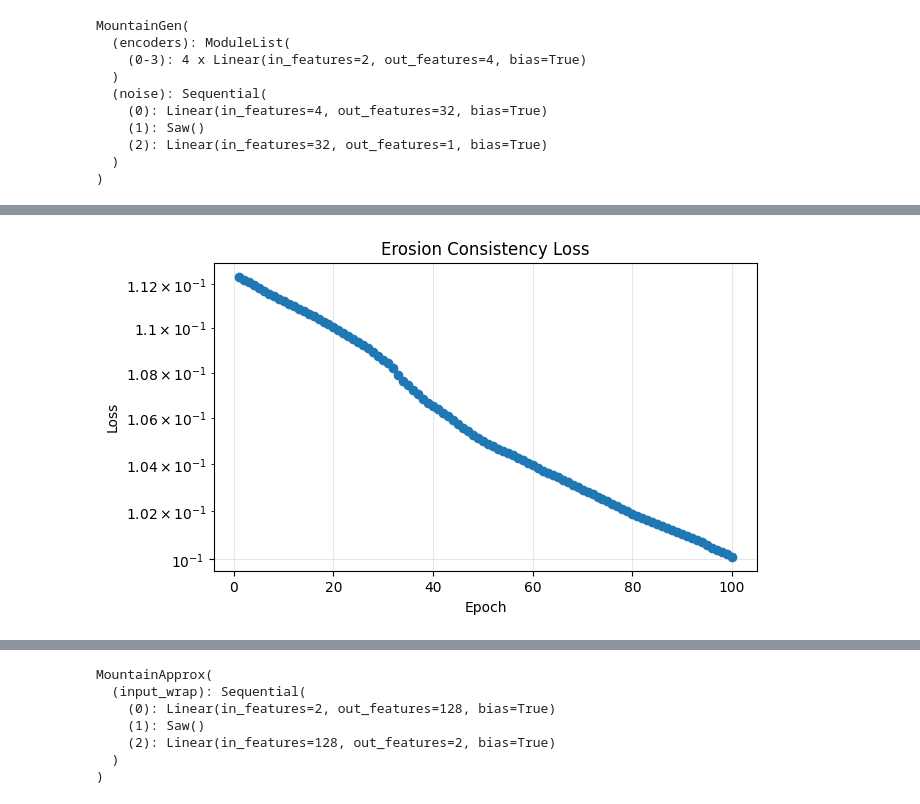
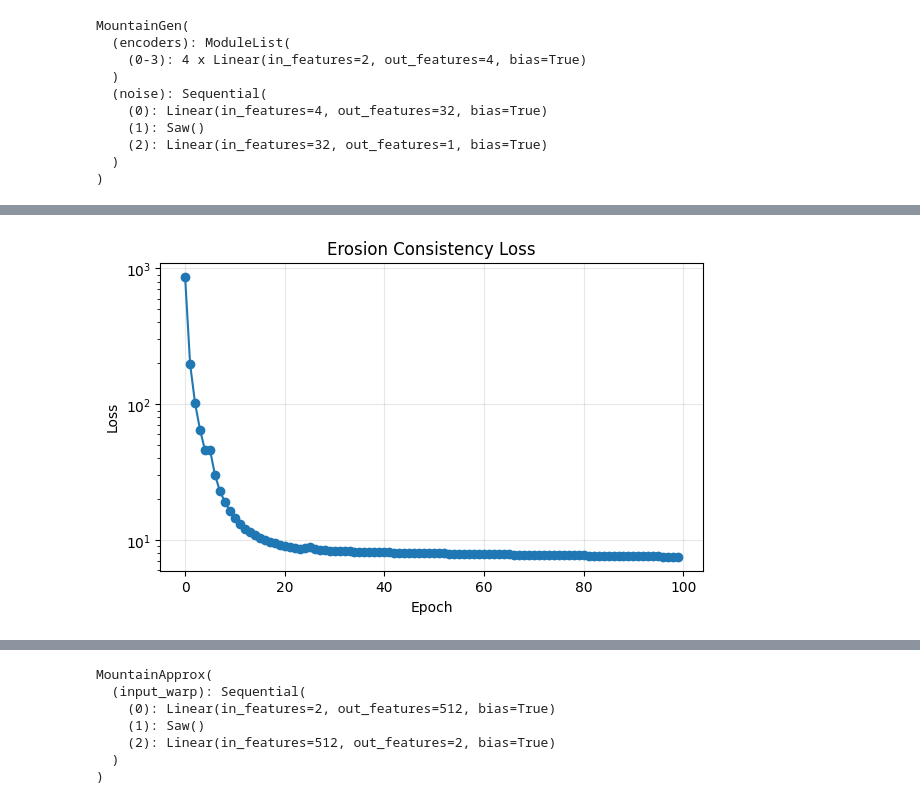
Before and after one commit to Senopiece/smooth_chaos, a Jupyter notebook: noise.ipynb, the cells around one changed output, grey strips where cells are left out. Saved outputs shown, nothing was run; the diff lists cells and outputs as text; code cells hidden in the pictures.

```diff
--- a/noise.ipynb
+++ b/noise.ipynb
@@ -457,15 +468,19 @@ import matplotlib.pyplot as plt
 import numpy as np
 import torch
 
+device = torch.device("cuda" if torch.cuda.is_available() else "cpu")
 
-epochs = 300
+
+epochs = 100
 steps_per_epoch = 5
-learning_rate = 1e-3
+learning_rate = 1e-1
 seed = 2026
 max_epoch_losses = 100
+lr_decay_factor = 0.5
+min_lr = 1e-5
 
-value_loss_weight = 0.5
-grad_loss_weight = 0.5
+value_loss_weight = 1.0
+grad_loss_weight = 100.0
 
 resolution = 128
 
@@ -490,7 +505,10 @@ xx, yy = np.meshgrid(x, y)
 local_coords_t = torch.as_tensor(
     np.stack([xx.reshape(-1), yy.reshape(-1)], axis=-1),
     dtype=torch.float32,
-)
+).to(device)
+
+eroded_model = eroded_model.to(device)
+base_model = base_model.to(device)
 
 eroded_model.train()
 optimizer = torch.optim.Adam(eroded_model.parameters(), lr=learning_rate)
@@ -506,13 +524,14 @@ with torch.no_grad():
 
     target = torch.from_numpy(eroded_np).to(
         dtype=base_height.dtype,
+        device=device,
     )
 
     target_gx, target_gy = spatial_grads(target)
 
 # ----- / precompute erosion target -----
 
-
+prev_epoch_loss = None
 epoch_losses = []
 fig, ax = plt.subplots(figsize=(7, 4))
 
@@ -525,6 +544,7 @@ for epoch in range(1, epochs + 1):
         value_loss = ((target - pred) ** 2).mean()
 
         pred_gx, pred_gy = spatial_grads(pred)
+
         grad_loss = ((target_gx - pred_gx) ** 2).mean() + (
             (target_gy - pred_gy) ** 2
         ).mean()
@@ -532,33 +552,47 @@ for epoch in range(1, epochs + 1):
         loss = value_loss_weight * value_loss + grad_loss_weight * grad_loss
 
         optimizer.zero_grad(set_to_none=True)
         loss.backward()
         optimizer.step()
 
         step_losses.append(loss.detach().cpu().item())
 
     epoch_loss = float(np.mean(step_losses))
 
+    if prev_epoch_loss is not None and epoch_loss > prev_epoch_loss:
+        # decay learning rate
+        for g in optimizer.param_groups:
+            new_lr = max(g["lr"] * lr_decay_factor, min_lr)
+            g["lr"] = new_lr
+            learning_rate = new_lr
+        print(f"  loss increased, decayed lr to {optimizer.param_groups[0]['lr']:.2e}")
+
+    prev_epoch_loss = epoch_loss
+
     epoch_losses.append(epoch_loss)
     if len(epoch_losses) > max_epoch_losses:
         epoch_losses.pop(0)
 
     clear_output(wait=True)
 
     ax.clear()
-    ax.plot(range(1, len(epoch_losses) + 1), epoch_losses, marker="o", linewidth=1.5)
+    ax.plot(
+        range(epoch - len(epoch_losses), epoch), epoch_losses, marker="o", linewidth=1.5
+    )
     ax.set_yscale("log")
     ax.set_title("Erosion Consistency Loss")
     ax.set_xlabel("Epoch")
     ax.set_ylabel("Loss")
     ax.grid(True, alpha=0.3)
 
     display(fig)
 
-    print(f"epoch {epoch:02d}/{epochs} | loss = {epoch_loss:.6f}")
+    print(
+        f"epoch {epoch:02d}/{epochs} | loss = {epoch_loss:.6f} | lr = {learning_rate}"
+    )
 
 
 plt.close(fig)
 eroded_model.eval()
 # %% [output]
-[figure, old version]
+[figure, new version]
@@ -566,8 +600,8 @@ epoch 300/300 | loss = 0.100106
 MountainApprox(
-  (input_wrap): Sequential(
-    (0): Linear(in_features=2, out_features=128, bias=True)
+  (input_warp): Sequential(
+    (0): Linear(in_features=2, out_features=512, bias=True)
     (1): Saw()
-    (2): Linear(in_features=128, out_features=2, bias=True)
+    (2): Linear(in_features=512, out_features=2, bias=True)
   )
 )
 # %%
```
Also changed, not shown: parts of 3 cells of this notebook.
